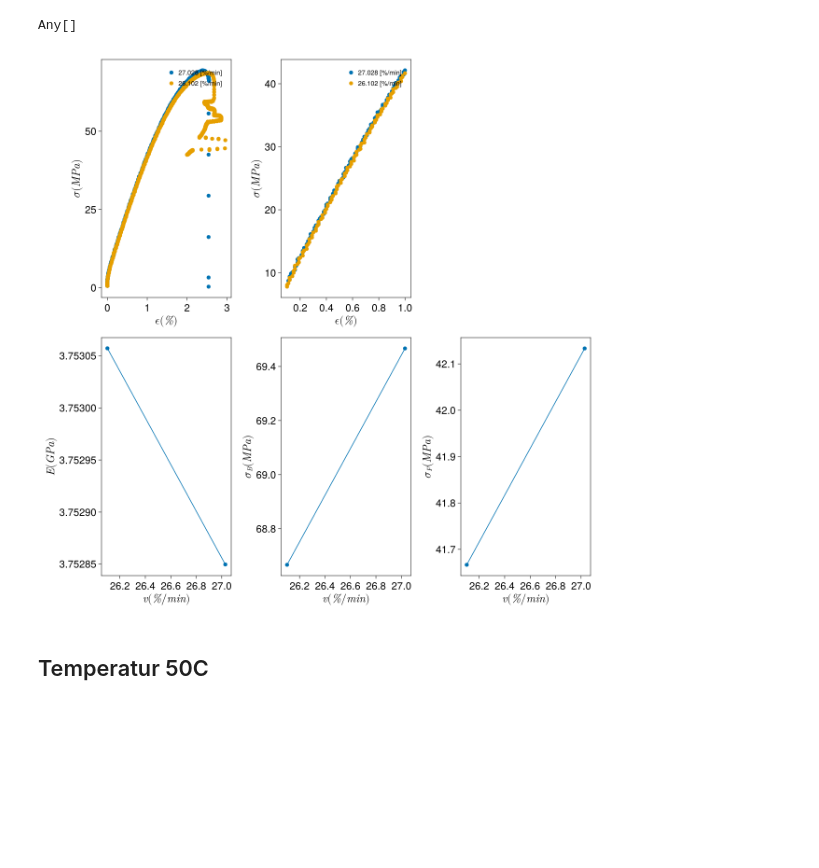
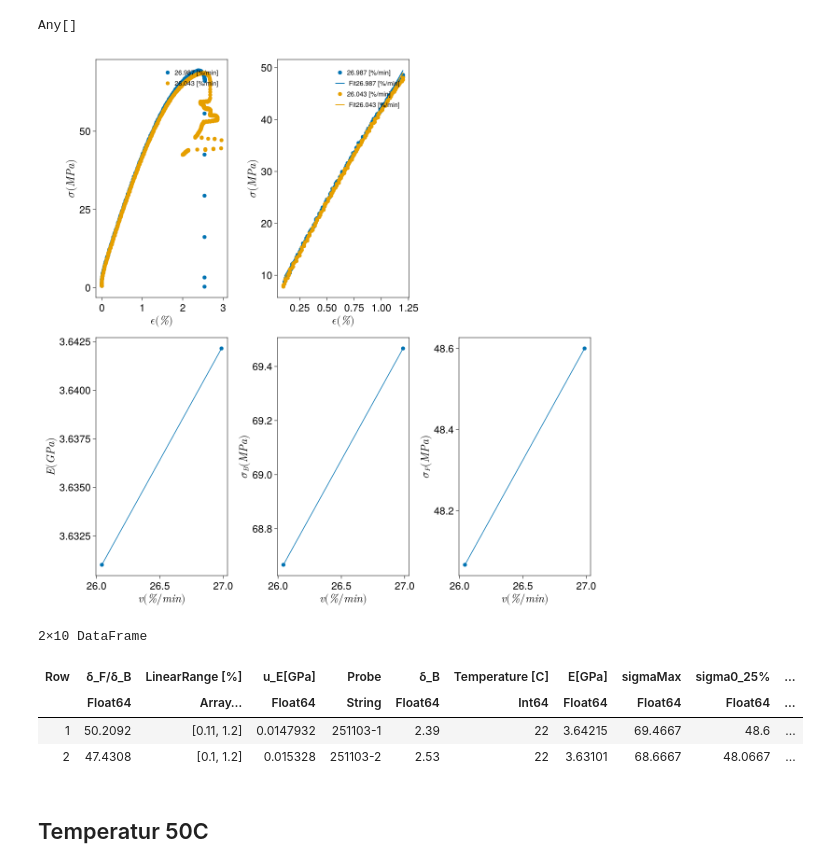
Before and after one commit to pandamec/Rini, a Jupyter notebook: development/04 zugversuch/20251103_AP5KZ04_Zugversuch.ipynb, the cells around one changed output. Drawn from its saved outputs; the diff is of its cells as text; code cells hidden in the pictures; blank space fills up the shorter version.

```diff
--- a/development/04 zugversuch/20251103_AP5KZ04_Zugversuch.ipynb
+++ b/development/04 zugversuch/20251103_AP5KZ04_Zugversuch.ipynb
@@ -480,11 +480,19 @@ Any[]
         push!(df_Group_Total,df_filtered)
     end
 
-    df_log,log_total,fig=getMechanicalProperties(fig,ax1,ax2,log_total,df_Group,[0.1 1],[0 100],22)
+    df_log,log_total,fig=getMechanicalProperties(fig,ax1,ax2,log_total,df_Group,[0.1 1.2],[0 100],22)
     fig=plotProperties!(fig, df_log,ax3,ax4,ax5)
     fig
 # %% [output]
-[figure, old version]
+[figure, new version]
+# %%
+df_log
+# %% [output]
+2×10 DataFrame
+| Row | δ_F/δ_B | LinearRange [%] | u_E[GPa] | Probe | δ_B | Temperature [C] | E[GPa] | sigmaMax | sigma0_25% | ... |
+|  | Float64 | Array… | Float64 | String | Float64 | Int64 | Float64 | Float64 | Float64 | ... |
+| 1 | 50.2092 | [0.11, 1.2] | 0.0147932 | 251103-1 | 2.39 | 22 | 3.64215 | 69.4667 | 48.6 | ... |
+| 2 | 47.4308 | [0.1, 1.2] | 0.015328 | 251103-2 | 2.53 | 22 | 3.63101 | 68.6667 | 48.0667 | ... |
 # %% [markdown]
 ## Temperatur 50C
 # %%
```
Also changed, not shown: parts of 17 cells of this notebook, 3 other files.
